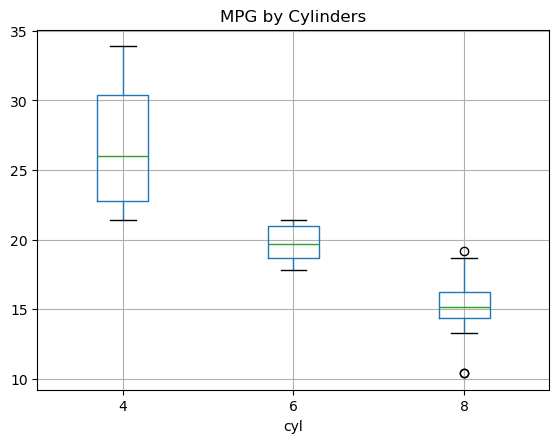
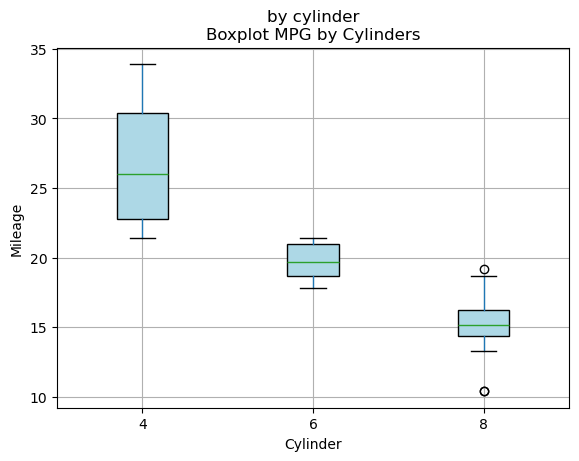
Code edit (unified diff) that turned the first committed figure into the second:
--- before
+++ after
@@ -1,6 +1,10 @@
 # 3. Boxplot
 plt.figure()
-df.boxplot(column='mpg', by='cyl')
-plt.title("MPG by Cylinders")
-plt.suptitle("")
-plt.show()
+#df.boxplot(column='mpg', by='cyl')
+df.boxplot(column='mpg', by='cyl', patch_artist=True, boxprops=dict(facecolor='lightblue', color='black'))
+#plt.boxplot(x=df['mpg'],  patch_artist=True, boxprops=dict(facecolor='lightblue', color='black'))
+plt.title("Boxplot MPG by Cylinders")
+plt.ylabel("Mileage")
+plt.xlabel("Cylinder")
+plt.suptitle("by cylinder")
+plt.show();

Commit: a